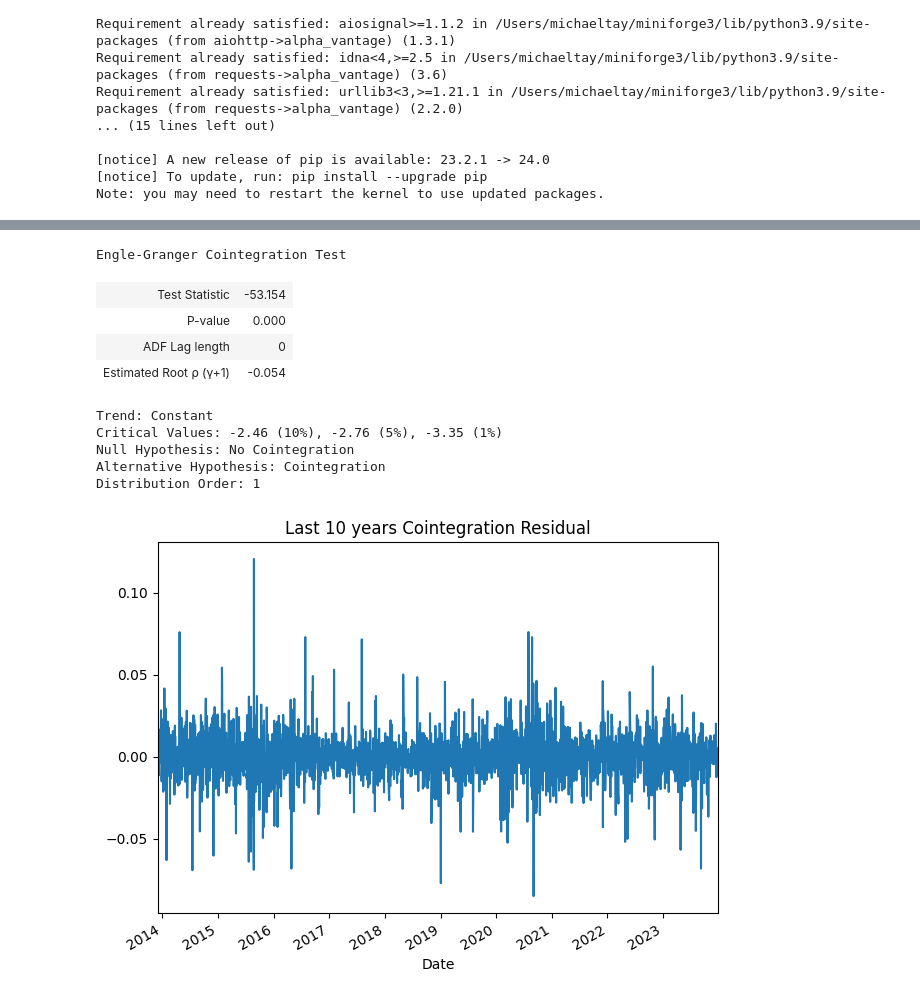
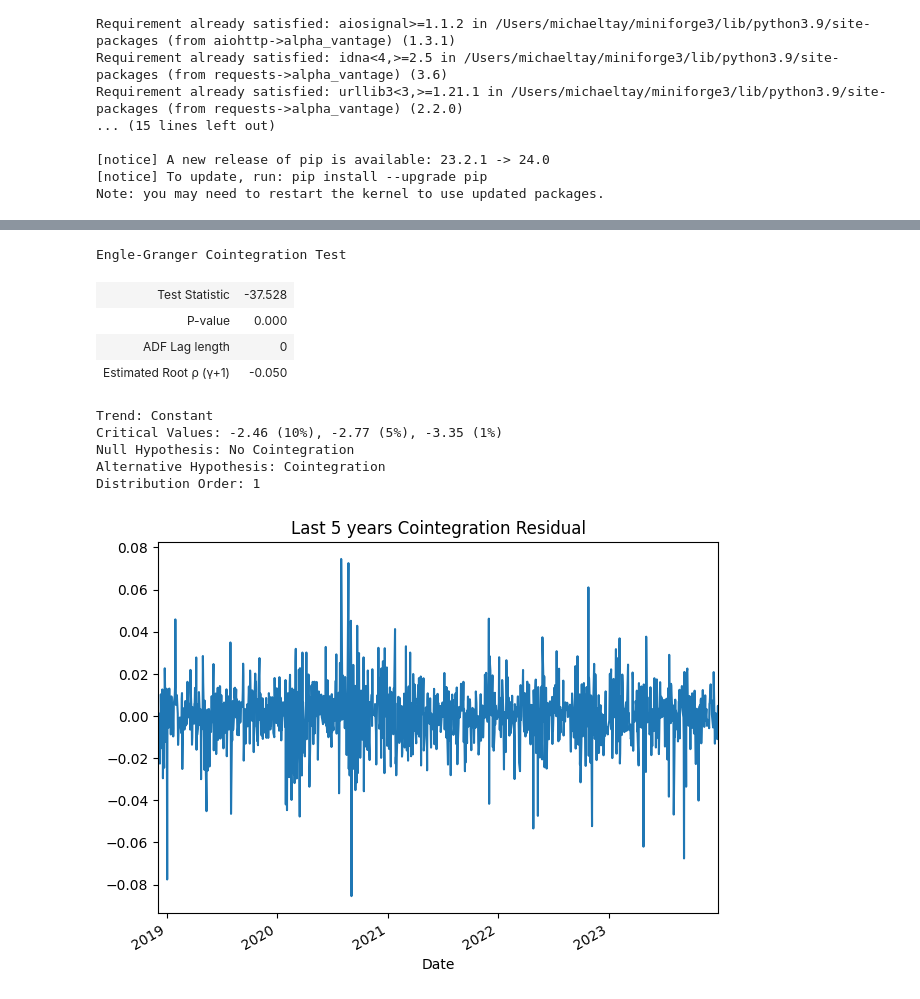
Before and after one commit to nishikaa/pair_trading, a Jupyter notebook: pair-trading-foundations/notebooks/pair_trading_eda.ipynb, the cells around one changed output, grey strips where cells are left out. Drawn from its saved outputs; the diff is of its cells as text; code cells hidden in the pictures.

```diff
--- a/pair-trading-foundations/notebooks/pair_trading_eda.ipynb
+++ b/pair-trading-foundations/notebooks/pair_trading_eda.ipynb
@@ -38,7 +38,7 @@ def get_sp500_symbols():
 
 if __name__ == '__main__':
     # get all stock info interested
-    data_frame = pdr.get_data_yahoo(get_sp500_symbols(), start='2013-12-01', end='2023-12-31')
+    data_frame = pdr.get_data_yahoo(get_sp500_symbols(), start='2018-12-01', end='2023-12-31')
 
     print(data_frame.head())
 
@@ -144,19 +144,19 @@ eg_test = engle_granger(log_price.AAPL.diff(periods=1).dropna(), log_price.MSFT.
 eg_test
 # %% [output]
 Engle-Granger Cointegration Test
-| Test Statistic | -53.154 |
+| Test Statistic | -37.528 |
 | P-value | 0.000 |
 | ADF Lag length | 0 |
-| Estimated Root ρ (γ+1) | -0.054 |
+| Estimated Root ρ (γ+1) | -0.050 |
 Trend: Constant
-Critical Values: -2.46 (10%), -2.76 (5%), -3.35 (1%)
+Critical Values: -2.46 (10%), -2.77 (5%), -3.35 (1%)
 Null Hypothesis: No Cointegration
 Alternative Hypothesis: Cointegration
 Distribution Order: 1
 # %%
 # Michael: Plot the residuals for cointegration
 fig = eg_test.plot()
 ax = fig.get_axes()[0]
-title = ax.set_title("Last 10 years Cointegration Residual")
+title = ax.set_title("Last 5 years Cointegration Residual")
 # %% [output]
-[figure, old version]
+[figure, new version]
```
Also changed, not shown: parts of 10 cells of this notebook.
